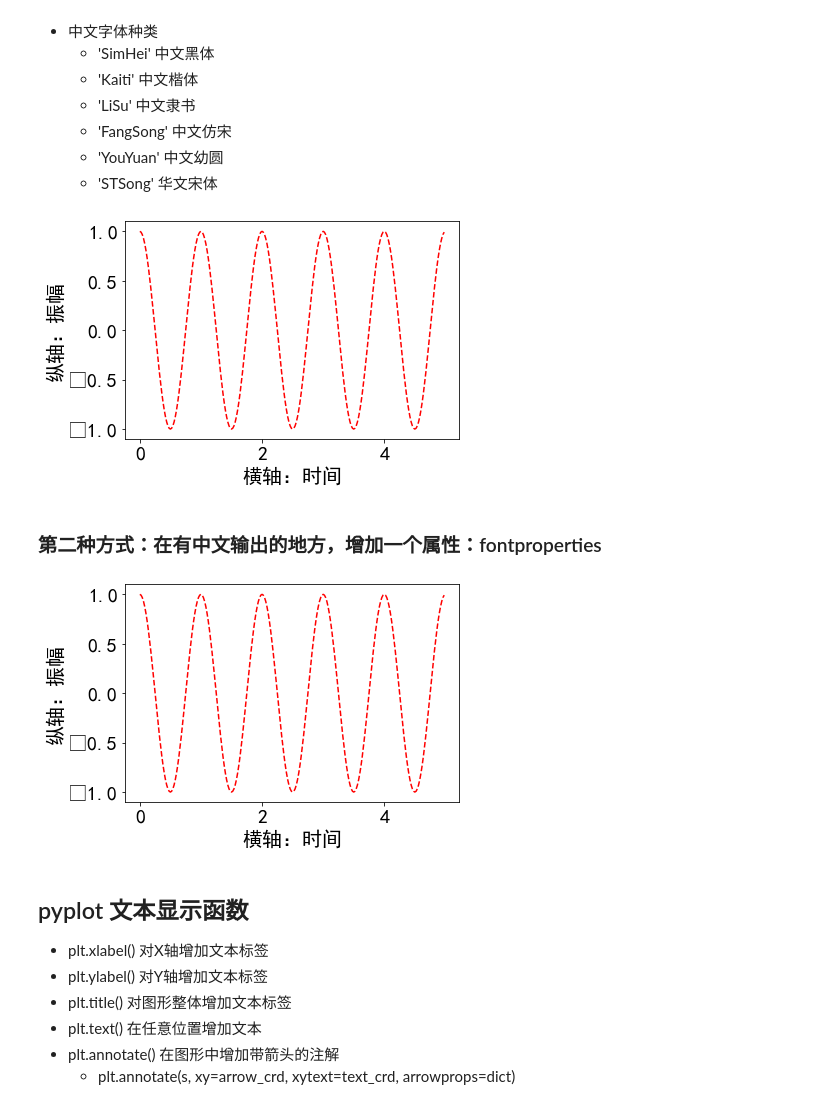
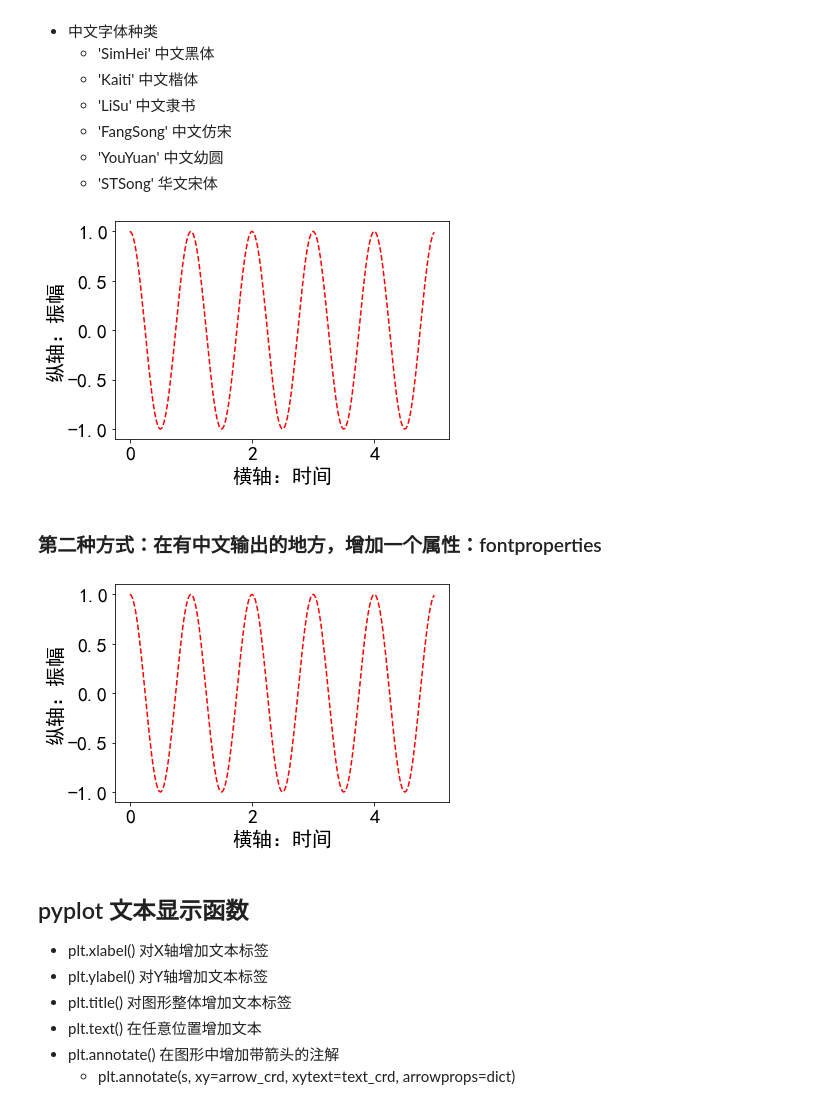
Before and after one commit to Pokoai/Data-Analysis-and-Display, a Jupyter notebook: Python数据分析与展示.ipynb, the cells around one changed output. Cells and saved outputs as stored; diff of their text form; code cells hidden in the pictures.

```diff
--- a/Python数据分析与展示.ipynb
+++ b/Python数据分析与展示.ipynb
@@ -1026,23 +1026,26 @@ plt.show()
 # %%
 import matplotlib.pyplot as plt
 import matplotlib
 
 matplotlib.rcParams['font.family']='SimHei' # 'SimHei'是黑体
 matplotlib.rcParams['font.style']='italic' # 斜体
 matplotlib.rcParams['font.size']='20'
+matplotlib.rcParams['axes.unicode_minus'] = False # 用来正常显示负号
 
 a = np.arange(0.0, 5.0, 0.02)
 
 plt.xlabel("横轴：时间")
 plt.ylabel("纵轴：振幅")
 plt.plot(a, np.cos(2*np.pi*a), 'r--')
 plt.show()
 # %% [output]
-[figure, old version]
+[figure, new version]
 # %% [markdown]
 ### 第二种方式：在有中文输出的地方，增加一个属性：fontproperties
 # %%
 import matplotlib.pyplot as plt
+
+matplotlib.rcParams['axes.unicode_minus'] = False
 
 a = np.arange(0.0, 5.0, 0.02)
 
@@ -1051,7 +1054,7 @@ plt.ylabel("纵轴：振幅", fontproperties='SImHei', fontsize=20)
 plt.plot(a, np.cos(2*np.pi*a), 'r--')
 plt.show()
 # %% [output]
-[figure, old version]
+[figure, new version]
 # %% [markdown]
 ## pyplot 文本显示函数
 - plt.xlabel() 对X轴增加文本标签
```
